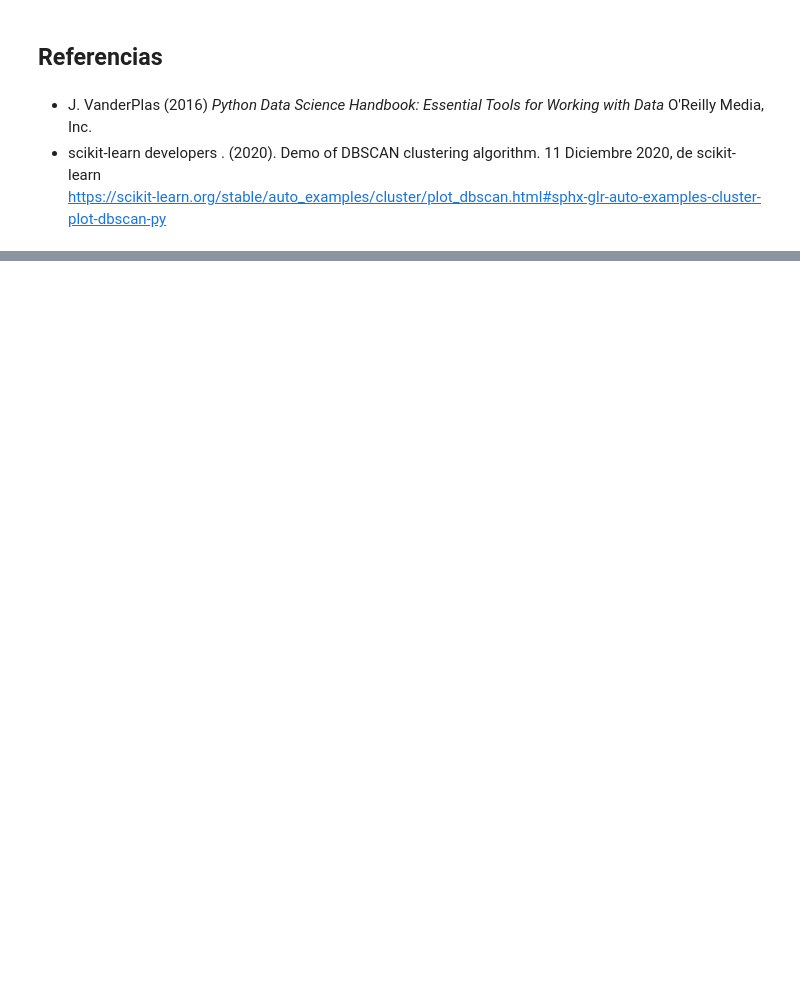
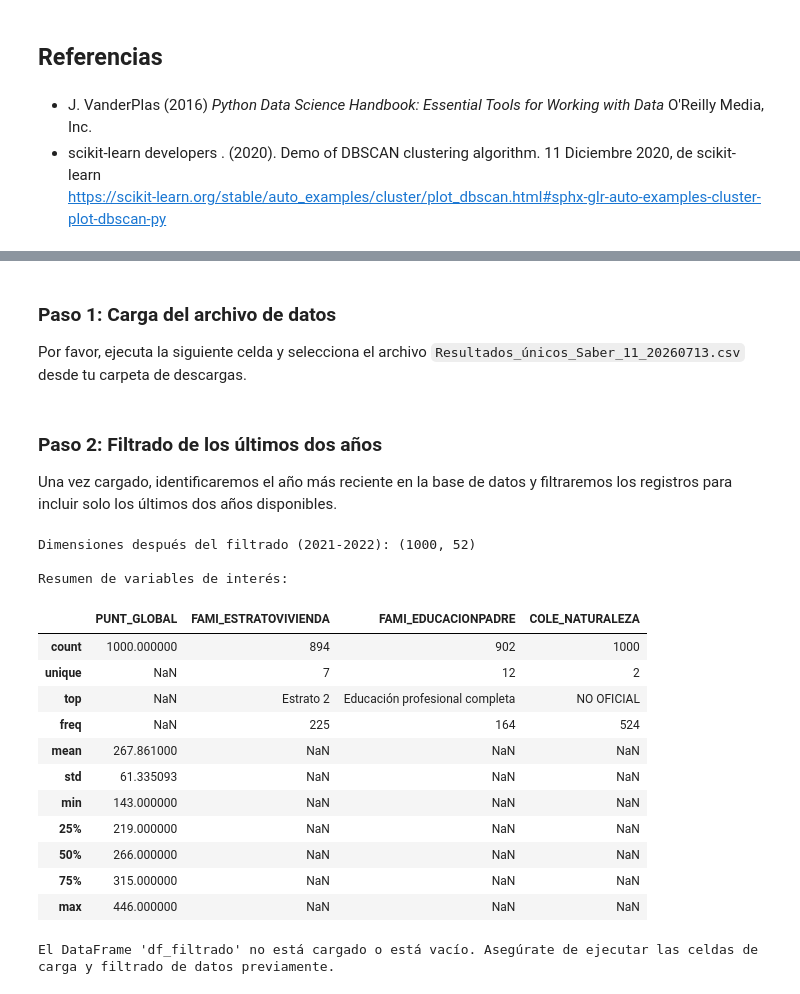
Before and after one commit to DaniYouIA/Machinelearning-DA, a Jupyter notebook: proyecto final.ipynb, the cells around one changed output, grey strips where cells are left out. Drawn from its saved outputs; the diff is of its cells as text; code cells hidden in the pictures; blank space fills up the shorter version.

```diff
--- a/proyecto final.ipynb
+++ b/proyecto final.ipynb
@@ -122,0 +479,68 @@ Preguntas guía:
+# %% [markdown]
+### Paso 1: Carga del archivo de datos
+Por favor, ejecuta la siguiente celda y selecciona el archivo `Resultados_únicos_Saber_11_20260713.csv` desde tu carpeta de descargas.
+# %%
+import pandas as pd
+import urllib.parse
+
+# Nueva URL oficial proporcionada por el usuario
+url_oficial = "https://www.datos.gov.co/api/v3/views/kgxf-xxbe/query.json"
+
+print("Descargando datos oficiales para el proyecto (2021-2022)... Por favor espera.")
+
+try:
+    # Leemos los datos directamente desde la nueva URL
+    df = pd.read_json(url_oficial)
+    print(f"¡Éxito! Se han cargado {len(df)} registros desde la fuente oficial.")
+    display(df.head())
+except Exception as e:
+    print(f"Error al descargar los datos desde la nueva URL: {e}")
+# %% [markdown]
+### Paso 2: Filtrado de los últimos dos años
+Una vez cargado, identificaremos el año más reciente en la base de datos y filtraremos los registros para incluir solo los últimos dos años disponibles.
+# %%
+if 'df' in locals():
+    # Estandarizamos nombres de columnas a mayúsculas
+    df.columns = [c.upper() for c in df.columns]
+
+    # Extraemos el año de la columna PERIODO
+    if 'PERIODO' in df.columns:
+        df['ANIO'] = df['PERIODO'].astype(str).str[:4].astype(int)
+
+    # Filtramos por los años 2021 y 2022
+    df_filtrado = df[df['ANIO'].isin([2021, 2022])].copy()
+
+    print(f'Dimensiones después del filtrado (2021-2022): {df_filtrado.shape}')
+
+    # Selección de variables para el análisis de desigualdad
+    columnas_clave = ['PUNT_GLOBAL', 'FAMI_ESTRATOVIVIENDA', 'FAMI_EDUCACIONPADRE', 'COLE_NATURALEZA']
+    existentes = [c for c in columnas_clave if c in df_filtrado.columns]
+
+    print('\nResumen de variables de interés:')
+    display(df_filtrado[existentes].describe(include='all'))
+else:
+    print('El DataFrame no se cargó. Por favor, ejecuta la celda de descarga anterior.')
+# %% [output]
+Dimensiones después del filtrado (2021-2022): (1000, 52)
+
+Resumen de variables de interés:
+|  | PUNT_GLOBAL | FAMI_ESTRATOVIVIENDA | FAMI_EDUCACIONPADRE | COLE_NATURALEZA |
+| count | 1000.000000 | 894 | 902 | 1000 |
+| unique | NaN | 7 | 12 | 2 |
+| top | NaN | Estrato 2 | Educación profesional completa | NO OFICIAL |
+| freq | NaN | 225 | 164 | 524 |
+| mean | 267.861000 | NaN | NaN | NaN |
+| std | 61.335093 | NaN | NaN | NaN |
+| min | 143.000000 | NaN | NaN | NaN |
+| 25% | 219.000000 | NaN | NaN | NaN |
+| 50% | 266.000000 | NaN | NaN | NaN |
+| 75% | 315.000000 | NaN | NaN | NaN |
+| max | 446.000000 | NaN | NaN | NaN |
+# %%
+if 'df_filtrado' in locals() and not df_filtrado.empty:
+    print(f"El DataFrame 'df_filtrado' está cargado y contiene {len(df_filtrado)} filas.")
+    display(df_filtrado.head())
+else:
+    print("El DataFrame 'df_filtrado' no está cargado o está vacío. Asegúrate de ejecutar las celdas de carga y filtrado de datos previamente.")
+# %% [output]
+El DataFrame 'df_filtrado' no está cargado o está vacío. Asegúrate de ejecutar las celdas de carga y filtrado de datos previamente.
```
Also changed, not shown: parts of 36 cells of this notebook.
